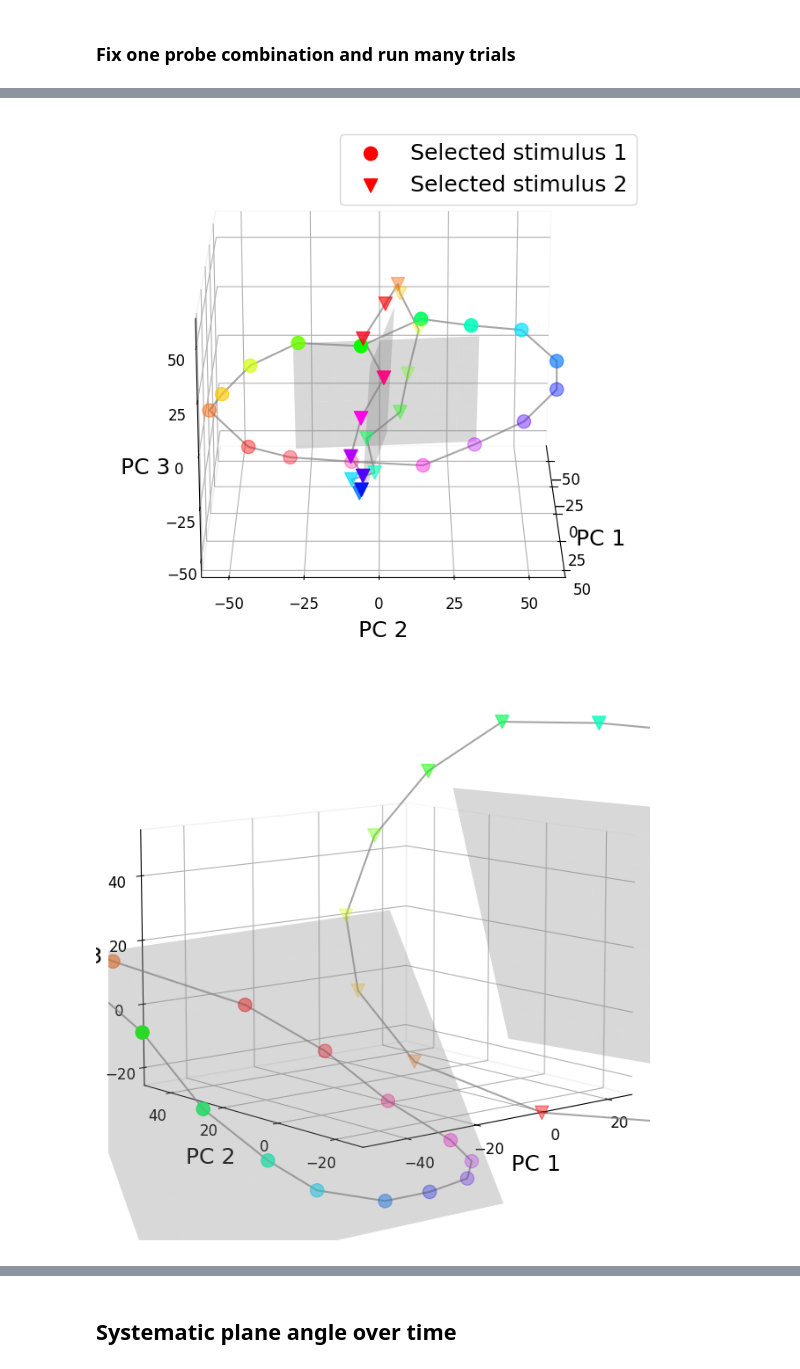
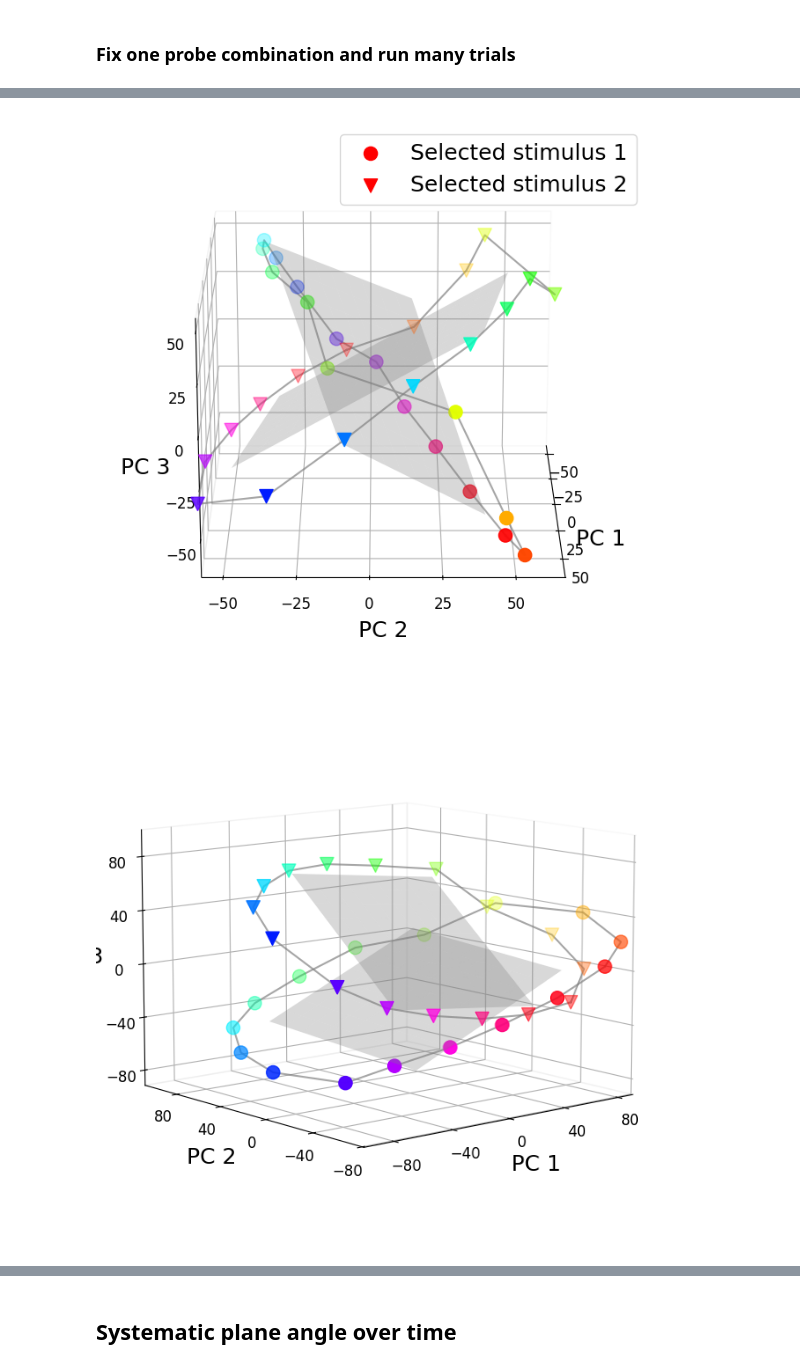
Before and after one commit to puria-radmard/behaviour_ddpm, a Jupyter notebook: ddpm/analysis/new_analysis/plane_alignment.ipynb, the cells around one changed output, grey strips where cells are left out. Drawn from its saved outputs; the diff is of its cells as text; code cells hidden in the pictures.

```diff
--- a/ddpm/analysis/new_analysis/plane_alignment.ipynb
+++ b/ddpm/analysis/new_analysis/plane_alignment.ipynb
@@ -388,6 +209,6 @@ plt.show()
 # %%
 @torch.no_grad()
-def generate_novel_samples_with_fixed_cues(fixed_probe1_val: float, fixed_probe2_val: float, num_samples: int):
+def generate_novel_samples_with_fixed_cues(fixed_probe1_val: float, fixed_probe2_val: float, num_samples: int, *_, cue_time_mutliplier: float = None, turn_off_noise = False):
 
     fixed_probe_pair_mask = ((all_probe_features[:,0] == fixed_probe1_val) & (all_probe_features[:,1] == fixed_probe2_val))
     fixed_probe_batch_size = fixed_probe_pair_mask.sum()
@@ -415,13 +236,20 @@ def generate_novel_samples_with_fixed_cues(fixed_probe1_val: float, fixed_probe2
         batch_size=fixed_probe_batch_size, num_samples=num_samples, override_task_variable_information = task_variable_dict
     )
 
+    if cue_time_mutliplier is not None:
+        trial_information.prep_epoch_durations[2] = trial_information.prep_epoch_durations[2] * cue_time_mutliplier
+
+    if turn_off_noise:
+        print('No noise')
+
     novel_samples_prep_dicts, novel_samples_dict = ddpm_model.generate_samples(
         prep_network_inputs = trial_information.prep_network_inputs,
         diffusion_network_inputs = trial_information.diffusion_network_inputs,
         prep_epoch_durations=trial_information.prep_epoch_durations,
         diffusion_epoch_durations=trial_information.diffusion_epoch_durations,
         samples_shape=[fixed_probe_batch_size, num_samples],
-        noise_scaler=1.0,
+        noise_scaler=0.0 if turn_off_noise else 1.0,
+        override_initial_state=torch.zeros(fixed_probe_batch_size, num_samples, *ddpm_model.sample_ambient_dims).cuda() if turn_off_noise else None,
     )
 
     return novel_samples_prep_dicts, novel_samples_dict, fixed_probe_batch_size, override_stimulus_features_dict
@@ -431,7 +259,6 @@ def generate_novel_samples_with_fixed_cues(fixed_probe1_val: float, fixed_probe2
 def calculate_swapped_trials(novel_samples_dict: dict, batch_size: int, num_samples: int, input_information: dict, display: bool,):
     selected_report_value = torch.arctan2(*novel_samples_dict['samples'][...,[1,0]].permute(2, 0, 1))
     flattened_selected_report_value = selected_report_value.reshape(batch_size * num_samples)
-
 
     actual_errors = rectify_angles(selected_report_value - input_information['report_features'][range(batch_size), input_information['cued_item_idx'], None]).numpy()
     swapped_errors = rectify_angles(selected_report_value - input_information['report_features'][range(batch_size), 1 - input_information['cued_item_idx'], None]).numpy()
@@ -496,8 +323,8 @@ def seperate_activities(epoch: str, t_in_epoch: int, input_information, swapped_
 
     return {
         'activity_for_stim1': activity_for_stim1,
+        'activity_for_stim2': activity_for_stim2,
         'colors_for_stim1': colors_for_stim1,
-        'activity_for_stim2': activity_for_stim2,
         'colors_for_stim2': colors_for_stim2,
         'pca_obj_all_activity': pca_obj_all_activity,
     }
@@ -519,9 +346,10 @@ def get_plane_angles(epoch: str, t_in_epoch: int, input_information, swapped_tri
     )
 
     activity_for_stim1 = seperate_activities_info['activity_for_stim1']
+    activity_for_stim2 = seperate_activities_info['activity_for_stim2']
     colors_for_stim1 = seperate_activities_info['colors_for_stim1']
-    activity_for_stim2 = seperate_activities_info['activity_for_stim2']
     colors_for_stim2 = seperate_activities_info['colors_for_stim2']
+
     pca_obj_all_activity = seperate_activities_info['pca_obj_all_activity']
 
     mean_activity_per_bin_stim1_selected, mean_bin_values_stim1_selected = bin_values(activity_for_stim1, colors_for_stim1, 16)
@@ -578,7 +428,7 @@ def get_plane_angles(epoch: str, t_in_epoch: int, input_information, swapped_tri
 probe1_val = unique_feature_values[0]
 probe2_val = unique_feature_values[12]
 
-outer_novel_samples_prep_dicts, outer_novel_samples_dict, fixed_probe_batch_size, outer_input_information = generate_novel_samples_with_fixed_cues(probe1_val, probe2_val, 64)
+outer_novel_samples_prep_dicts, outer_novel_samples_dict, fixed_probe_batch_size, outer_input_information = generate_novel_samples_with_fixed_cues(probe1_val, probe2_val, 64, turn_off_noise = True)
 flattened_selected_report_value, swapped_trials = calculate_swapped_trials(novel_samples_dict = outer_novel_samples_dict, batch_size = fixed_probe_batch_size, num_samples = 64, input_information = outer_input_information, display = False)
 
 activity_info = get_plane_angles('precue', -1, outer_input_information, swapped_trials, fixed_probe_batch_size, 64, flattened_selected_report_value, display = True, novel_samples_dict = outer_novel_samples_dict, novel_samples_prep_dicts = outer_novel_samples_prep_dicts)
@@ -592,10 +442,30 @@ activity_info['ax3d'].view_init(elev=10, azim=-130)
 
 
 
+
+probe1_val = unique_feature_values[0]
+probe2_val = unique_feature_values[12]
+
+outer_novel_samples_prep_dicts, outer_novel_samples_dict, fixed_probe_batch_size, outer_input_information = generate_novel_samples_with_fixed_cues(probe1_val, probe2_val, 64, cue_time_mutliplier=2, turn_off_noise = True)
+flattened_selected_report_value, swapped_trials = calculate_swapped_trials(novel_samples_dict = outer_novel_samples_dict, batch_size = fixed_probe_batch_size, num_samples = 64, input_information = outer_input_information, display = False)
+
+activity_info = get_plane_angles('precue', -1, outer_input_information, swapped_trials, fixed_probe_batch_size, 64, flattened_selected_report_value, display = True, novel_samples_dict = outer_novel_samples_dict, novel_samples_prep_dicts = outer_novel_samples_prep_dicts)
+activity_info['ax3d'].view_init(elev=20, azim=0)
+activity_info['fig'].savefig('neurips_figures/plane_alignment/prestim_far_cue_cyclical.svg', transparent = True)
+
+activity_info = get_plane_angles('postcue', 0, outer_input_information, swapped_trials, fixed_probe_batch_size, 64, flattened_selected_report_value, display = True, novel_samples_dict = outer_novel_samples_dict, novel_samples_prep_dicts = outer_novel_samples_prep_dicts)
+activity_info['fig'].savefig('neurips_figures/plane_alignment/postcue_far_cue_cyclical.svg', transparent = True)
+activity_info['ax3d'].get_legend().remove()
+activity_info['ax3d'].view_init(elev=10, azim=-130)
+
+
+
+
+
 probe1_val = unique_feature_values[0]
 probe2_val = unique_feature_values[4]
 
-outer_novel_samples_prep_dicts, outer_novel_samples_dict, fixed_probe_batch_size, outer_input_information = generate_novel_samples_with_fixed_cues(probe1_val, probe2_val, 64)
+outer_novel_samples_prep_dicts, outer_novel_samples_dict, fixed_probe_batch_size, outer_input_information = generate_novel_samples_with_fixed_cues(probe1_val, probe2_val, 64, turn_off_noise = True)
 flattened_selected_report_value, swapped_trials = calculate_swapped_trials(novel_samples_dict = outer_novel_samples_dict, batch_size = fixed_probe_batch_size, num_samples = 64, input_information = outer_input_information, display = False)
 
 activity_info = get_plane_angles('precue', -1, outer_input_information, swapped_trials, fixed_probe_batch_size, 64, flattened_selected_report_value, display = True, novel_samples_dict = outer_novel_samples_dict, novel_samples_prep_dicts = outer_novel_samples_prep_dicts)
@@ -613,2 +487,2 @@ USING PRECUED ITEMS - SHOULD NEVER BE DONE IN TRAINING
-[figure, old version]
+[figure, new version]
-[figure, old version]
+[figure, new version]
```
Also changed, not shown: parts of 16 cells of this notebook, 25 other files.
